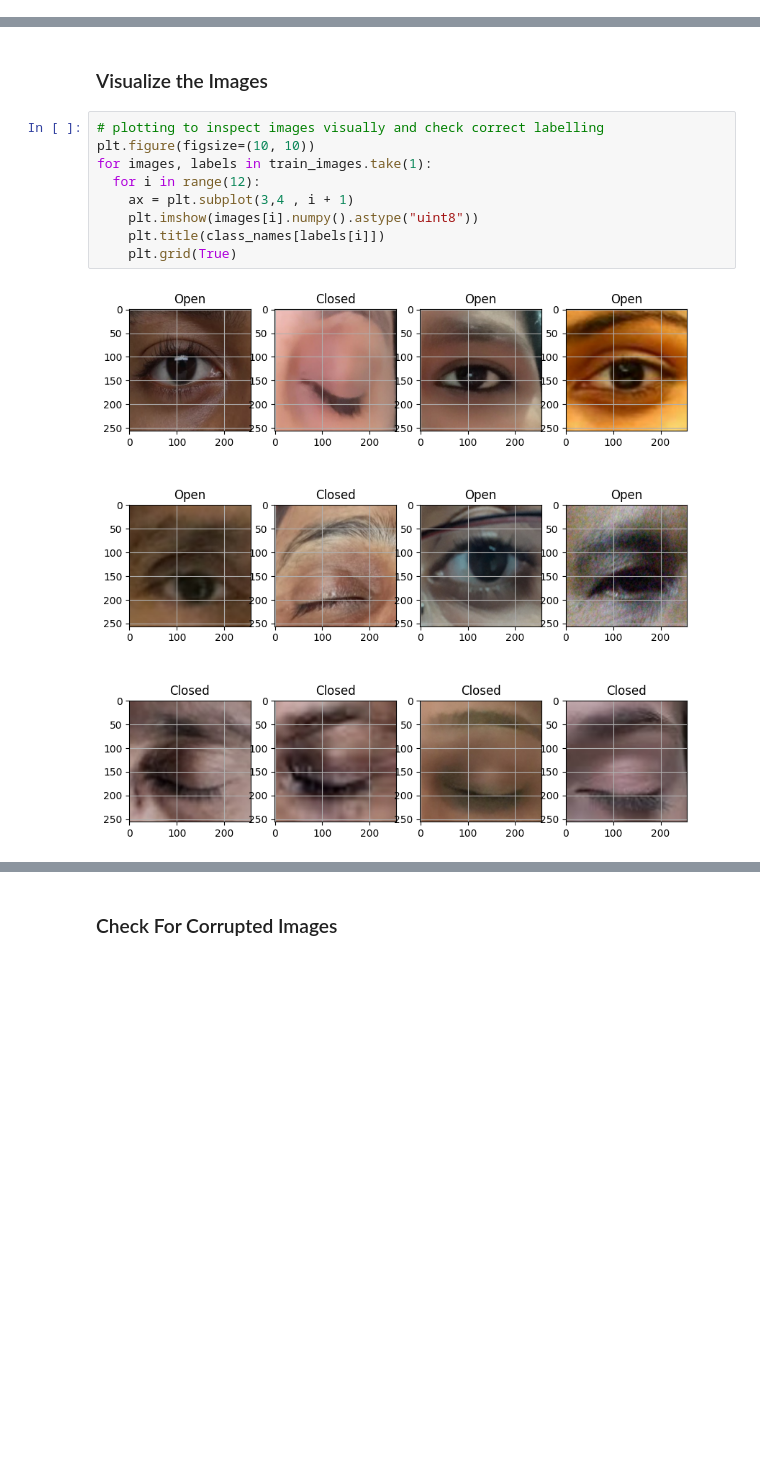
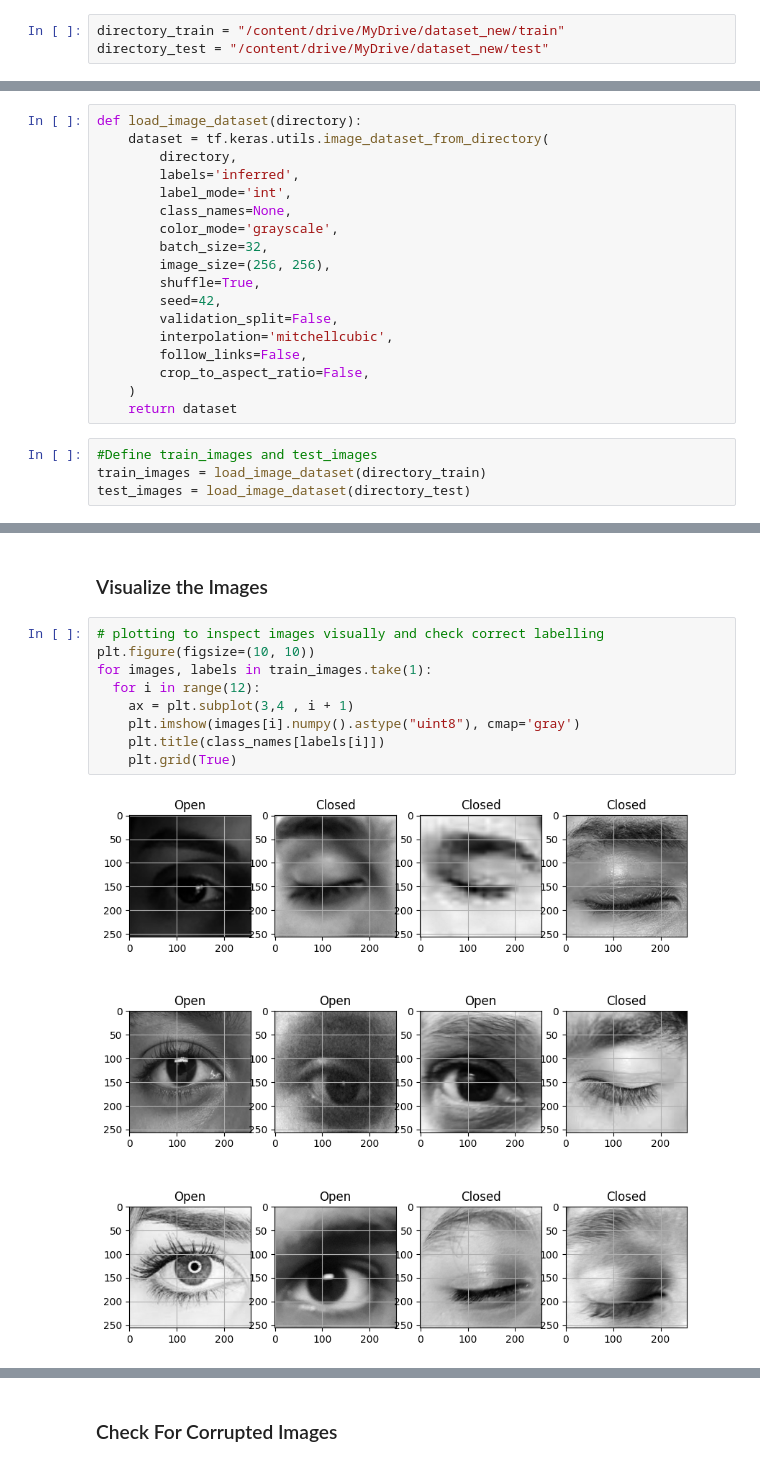
Before and after one commit to Smoulvad01/AI-C1-image-, a Jupyter notebook: Inspecting_image_data.ipynb, the cells around one changed output, grey strips where cells are left out. Cells and saved outputs as stored; diff of their text form; blank space fills up the shorter version.

Commit message:
We are missing a visual inspection of data before processing

```diff
--- a/Inspecting_image_data.ipynb
+++ b/Inspecting_image_data.ipynb
@@ -34,4 +35,7 @@ from google.colab import drive
 drive.mount('/content/drive')
 # %% [output]
 Mounted at /content/drive
+# %%
+directory_train = "/content/drive/MyDrive/dataset_new/train"
+directory_test = "/content/drive/MyDrive/dataset_new/test"
 # %% [markdown]
@@ -64,0 +122,22 @@ Found 218 files belonging to 2 classes.
+# %%
+def load_image_dataset(directory):
+    dataset = tf.keras.utils.image_dataset_from_directory(
+        directory,
+        labels='inferred',
+        label_mode='int',
+        class_names=None,
+        color_mode='grayscale',
+        batch_size=32,
+        image_size=(256, 256),
+        shuffle=True,
+        seed=42,
+        validation_split=False,
+        interpolation='mitchellcubic',
+        follow_links=False,
+        crop_to_aspect_ratio=False,
+    )
+    return dataset
+# %%
+#Define train_images and test_images
+train_images = load_image_dataset(directory_train)
+test_images = load_image_dataset(directory_test)
@@ -94,12 +185,12 @@ Testing data class counts: Counter({1: 109, 0: 109})
 # %%
 # plotting to inspect images visually and check correct labelling
 plt.figure(figsize=(10, 10))
 for images, labels in train_images.take(1):
   for i in range(12):
     ax = plt.subplot(3,4 , i + 1)
-    plt.imshow(images[i].numpy().astype("uint8"))
+    plt.imshow(images[i].numpy().astype("uint8"), cmap='gray')
     plt.title(class_names[labels[i]])
     plt.grid(True)
 # %% [output]
-[figure, old version]
+[figure, new version]
 # %% [markdown]
```
Also changed, not shown: parts of 21 cells of this notebook.
